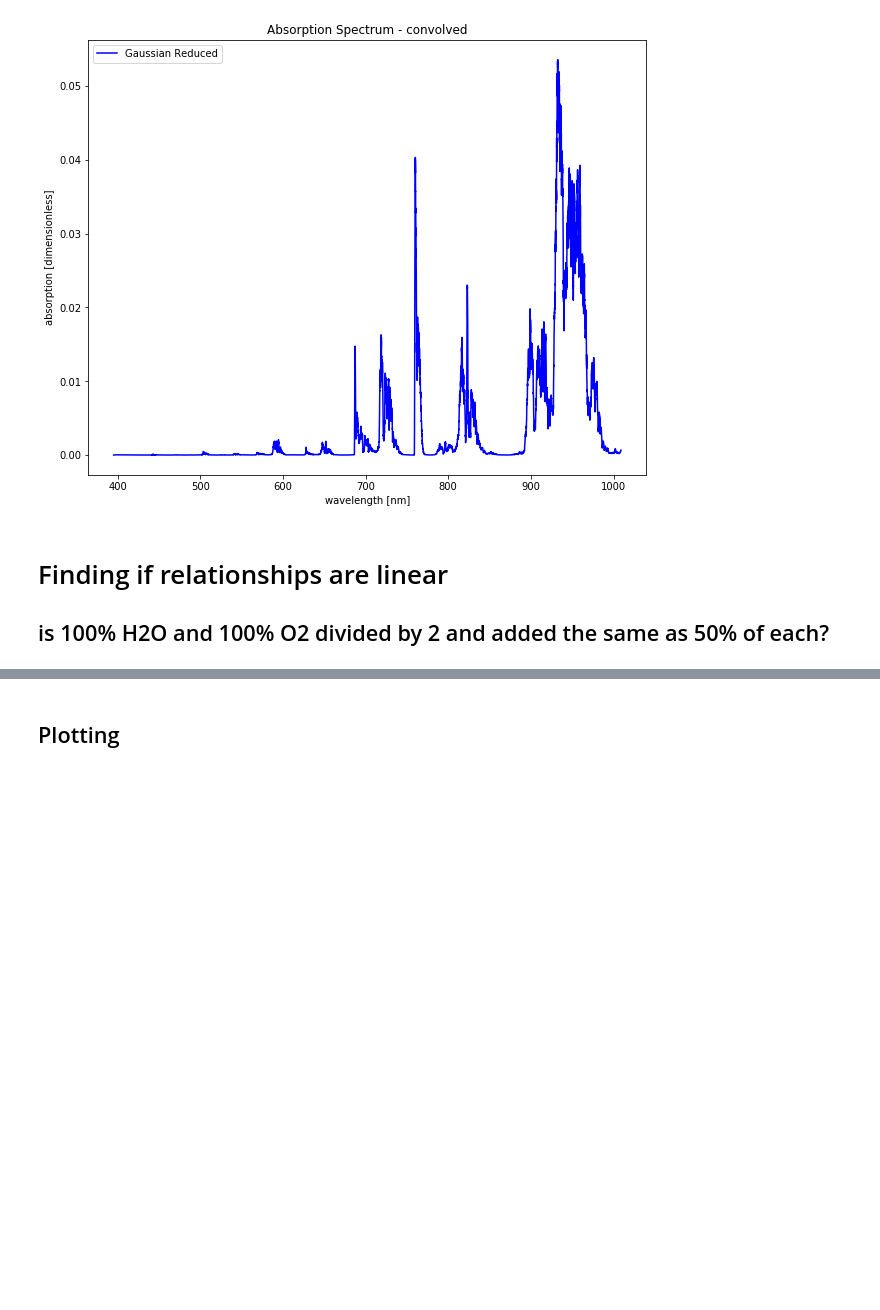
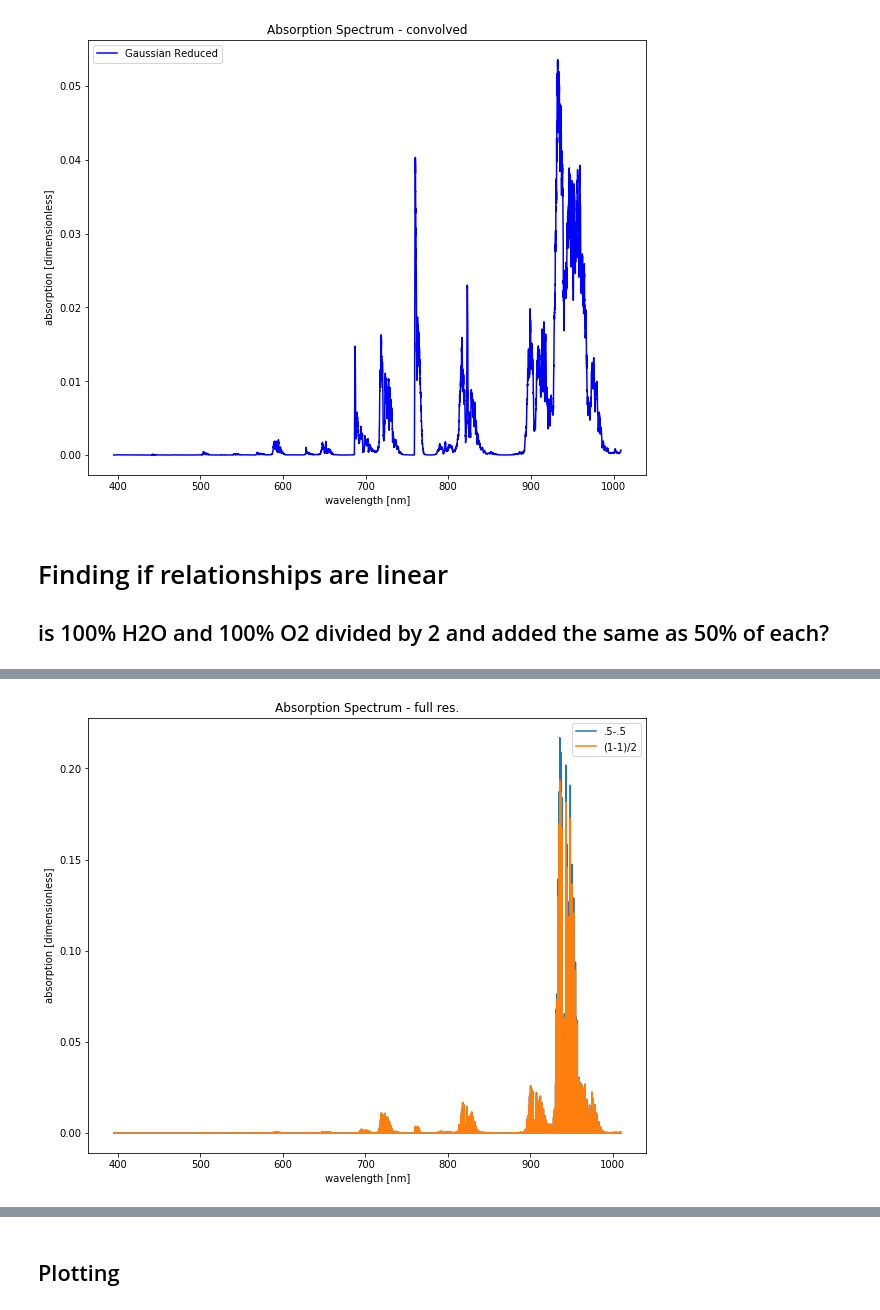
Before and after one commit to faridqamar/uo_vegetation, a Jupyter notebook: reverse_vegetation/py/HITRAN_atmosphere_model.ipynb, the cells around one changed output, grey strips where cells are left out. Cells and saved outputs as stored; diff of their text form; code cells hidden in the pictures; blank space fills up the shorter version.

```diff
--- a/reverse_vegetation/py/HITRAN_atmosphere_model.ipynb
+++ b/reverse_vegetation/py/HITRAN_atmosphere_model.ipynb
@@ -387,0 +420,11 @@ nu_O2, absorp_O2 = absorptionSpectrum(nu_O2, coef_O2, Environment={'l':1})
+# %%
+fig = plt.subplots(figsize=(10,8))
+plt.plot(10000000/nu_50, absorp_50, label='.5-.5')
+plt.plot(10000000/nu_H2O, (absorp_H2O + absorp_O2)/2, label='(1-1)/2')
+plt.xlabel('wavelength [nm]')
+plt.ylabel('absorption [dimensionless]')
+plt.title('Absorption Spectrum - full res.')
+plt.legend()
+plt.show()
+# %% [output]
+[figure, added]
```
Also changed, not shown: parts of 15 cells of this notebook.
